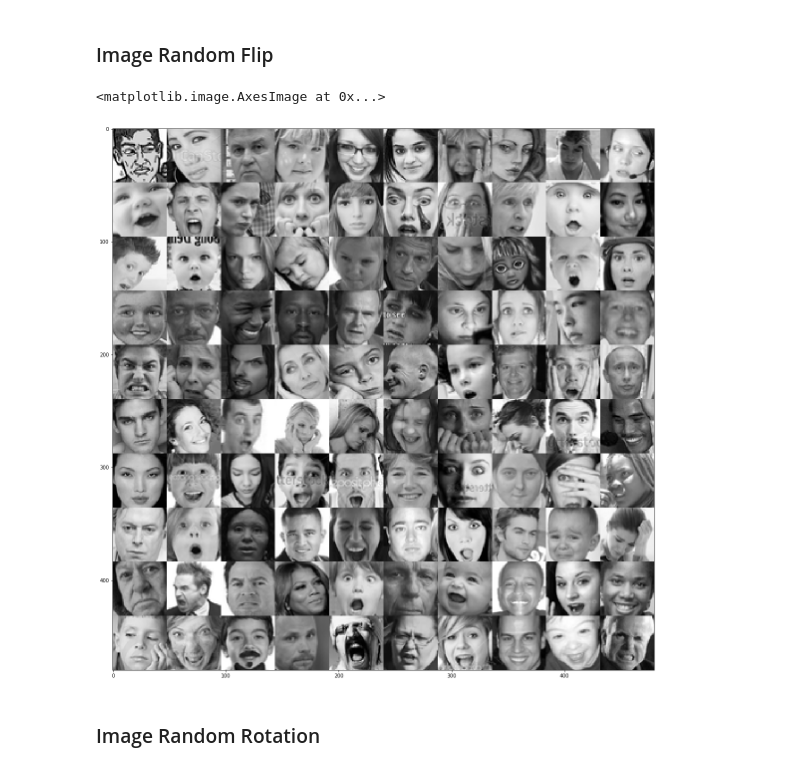
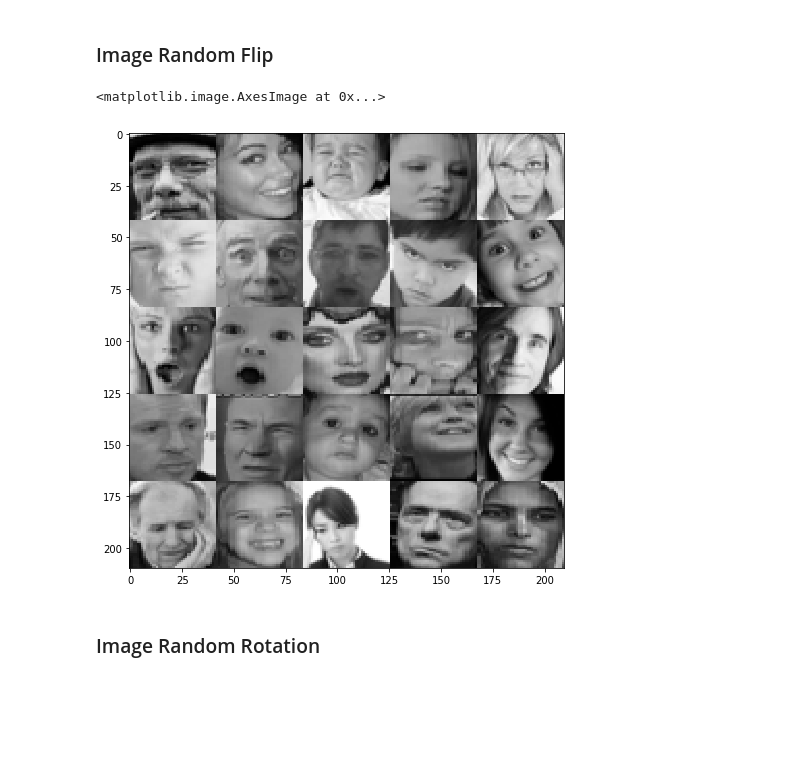
Before and after one commit to zwenaing/face-detection-emotion-classification, a Jupyter notebook: emotion_classification/emotion_classification.ipynb, the cells around one changed output. Saved outputs shown, nothing was run; the diff lists cells and outputs as text; code cells hidden in the pictures; blank space fills up the shorter version.

```diff
--- a/emotion_classification/emotion_classification.ipynb
+++ b/emotion_classification/emotion_classification.ipynb
@@ -22,0 +17,4 @@ test_y = test_data[:, 0].astype(np.int32)
+# %%
+train_X = train_X.reshape([-1, 48 * 48])
+validation_X = validation_X.reshape([-1, 48 * 48])
+test_X = test_X.reshape([-1, 48 * 48])
@@ -50,13 +109,15 @@ plt.imshow(canvas,cmap='gray')
 # %%
 sess = tf.InteractiveSession()
-display_n = 10
-display_data = test_X[:display_n * display_n, :]
+display_n = 5
+display_data = test_X[-display_n * display_n:, :]
 canvas = np.empty((48 * display_n, 48 * display_n))
 for i in range(display_n * display_n):
     p = i // display_n
     q = i % display_n
     image = tf.image.per_image_standardization(display_data[i, :].reshape(48, 48, 1))
+    #image = standardized_data[i, :]
     canvas[p * 48 : (p + 1) * 48, q * 48 : (q + 1) * 48] = tf.reshape(image, [48, 48]).eval()
-plt.figure(figsize=(20, 20))
+plt.figure(figsize=(8, 8))
 plt.imshow(canvas,cmap='gray')
+plt.title(("Per Image and Per Pixel Standardization"))
 # %% [output]
@@ -67,17 +128,17 @@ plt.imshow(canvas,cmap='gray')
 # %%
 from sklearn.preprocessing import scale
 sess = tf.InteractiveSession()
-display_n = 10
-display_data = test_X[:display_n * display_n, :]
+display_n = 5
+display_data = test_X[- display_n * display_n:, :]
 standardized_data = scale(display_data, axis=0)
 
-canvas = np.empty((48 * display_n, 48 * display_n))
+canvas = np.empty((42 * display_n, 42 * display_n))
 for i in range(display_n * display_n):
     p = i // display_n
     q = i % display_n
-    image = standardized_data[i, :].reshape(48, 48)
-    canvas[p * 48 : (p + 1) * 48, q * 48 : (q + 1) * 48] = image
-plt.figure(figsize=(20, 20))
+    image = standardized_data[i, :].reshape(42, 42)
+    canvas[p * 42 : (p + 1) * 42, q * 42 : (q + 1) * 42] = image
+plt.figure(figsize=(8, 8))
 plt.imshow(canvas,cmap='gray')
 # %% [output]
 <matplotlib.image.AxesImage at 0x...>
@@ -86,19 +147,27 @@ plt.imshow(canvas,cmap='gray')
 ### Image Random Flip
 # %%
 sess = tf.InteractiveSession()
-display_n = 10
-display_data = test_X[:display_n * display_n, :]
-canvas = np.empty((48 * display_n, 48 * display_n))
+display_n = 5
+crop_size = 42
+display_data = test_X[- display_n * display_n:, :]
+canvas = np.empty((42 * display_n, 42 * display_n))
 for i in range(display_n * display_n):
     p = i // display_n
     q = i % display_n
-    image = tf.image.random_flip_left_right(display_data[i, :].reshape(48, 48, 1))
-    canvas[p * 48 : (p + 1) * 48, q * 48 : (q + 1) * 48] = tf.reshape(image, [48, 48]).eval()
-plt.figure(figsize=(20, 20))
+    #image = tf.image.random_flip_left_right(display_data[i, :].reshape(42, 42, 1))
+    #image = tf.keras.preprocessing.image.random_rotation(tf.reshape(image, (42, 42, 1)), 45)
+    image = tf.keras.preprocessing.image.random_rotation(display_data[i, :].reshape([42, 42, 1]), 45)
+    image = tf.image.random_flip_left_right(image)
+    rescaled_size = np.random.randint(43, 54)
+    offset = np.random.randint(0, rescaled_size - crop_size)
+    rescaled_image = tf.image.resize_images(image, [rescaled_size, rescaled_size])
+    cropped_image = tf.image.crop_to_bounding_box(rescaled_image, offset, offset, crop_size, crop_size)
+    canvas[p * 42 : (p + 1) * 42, q * 42 : (q + 1) * 42] = tf.reshape(image, [42, 42]).eval()
+plt.figure(figsize=(8, 8))
 plt.imshow(canvas,cmap='gray')
 # %% [output]
 <matplotlib.image.AxesImage at 0x...>
-[figure, old version]
+[figure, new version]
 # %% [markdown]
 ### Image Random Rotation
 # %%
```
Also changed, not shown: parts of 22 cells of this notebook, 12 other files.
